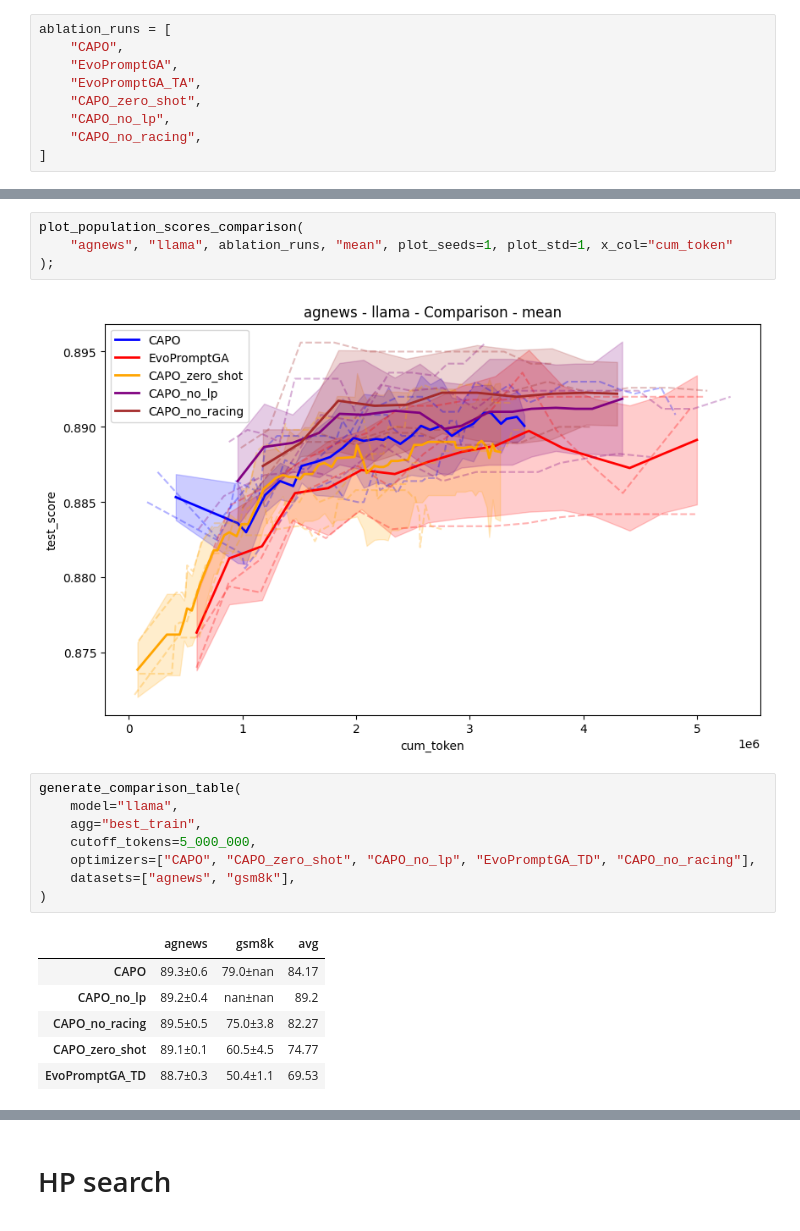
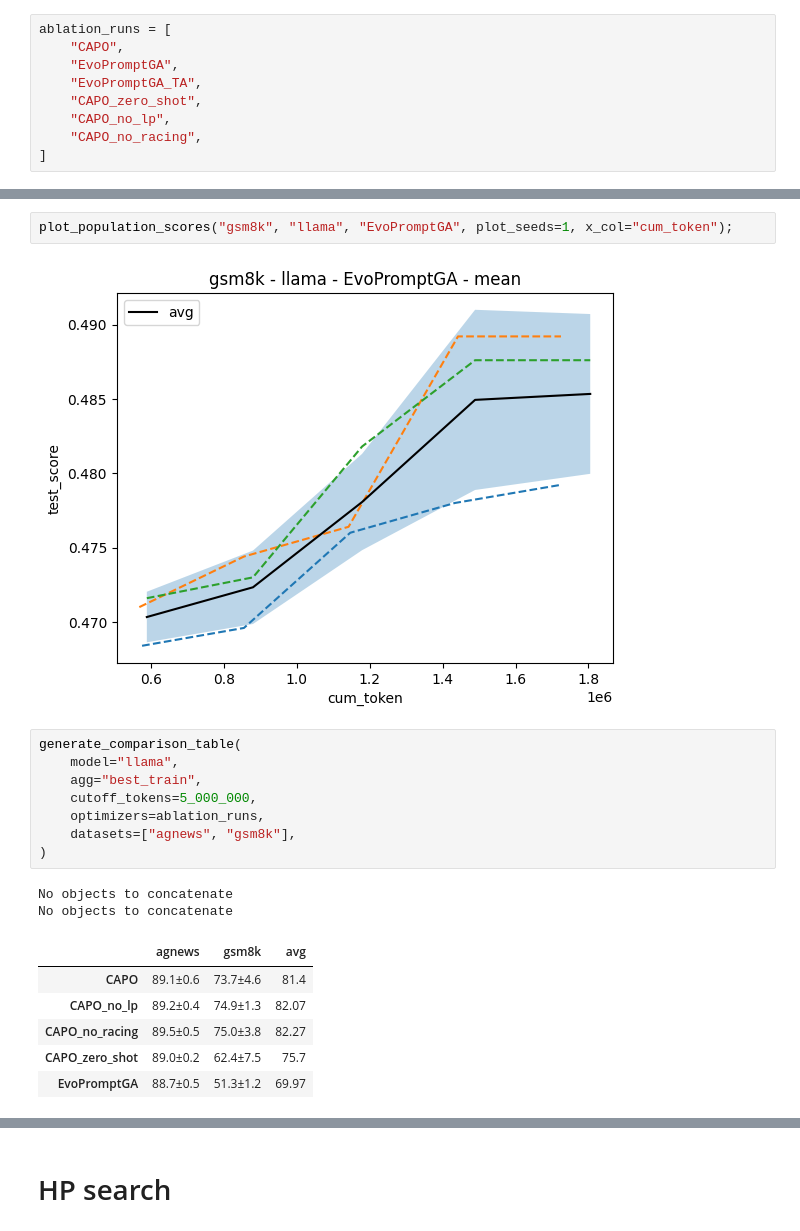
Before and after one commit to finitearth/capo, a Jupyter notebook: notebooks/seed_aggregation_eval.ipynb, the cells around one changed output, grey strips where cells are left out. Saved outputs shown, nothing was run; the diff lists cells and outputs as text.

Commit message:
ablation results

```diff
--- a/notebooks/seed_aggregation_eval.ipynb
+++ b/notebooks/seed_aggregation_eval.ipynb
@@ -398,21 +471,21 @@ plot_population_scores_comparison(
 # %%
-plot_population_scores_comparison(
-    "agnews", "llama", ablation_runs, "mean", plot_seeds=1, plot_std=1, x_col="cum_token"
-);
+plot_population_scores("gsm8k", "llama", "EvoPromptGA", plot_seeds=1, x_col="cum_token");
 # %% [output]
-[figure, old version]
+[figure, new version]
 # %%
 generate_comparison_table(
     model="llama",
     agg="best_train",
     cutoff_tokens=5_000_000,
-    optimizers=["CAPO", "CAPO_zero_shot", "CAPO_no_lp", "EvoPromptGA_TD", "CAPO_no_racing"],
+    optimizers=ablation_runs,
     datasets=["agnews", "gsm8k"],
 )
 # %% [output]
+No objects to concatenate
+No objects to concatenate
 |  | agnews | gsm8k | avg |
-| CAPO | 89.3±0.6 | 79.0±nan | 84.17 |
-| CAPO_no_lp | 89.2±0.4 | nan±nan | 89.2 |
+| CAPO | 89.1±0.6 | 73.7±4.6 | 81.4 |
+| CAPO_no_lp | 89.2±0.4 | 74.9±1.3 | 82.07 |
 | CAPO_no_racing | 89.5±0.5 | 75.0±3.8 | 82.27 |
-| CAPO_zero_shot | 89.1±0.1 | 60.5±4.5 | 74.77 |
-| EvoPromptGA_TD | 88.7±0.3 | 50.4±1.1 | 69.53 |
+| CAPO_zero_shot | 89.0±0.2 | 62.4±7.5 | 75.7 |
+| EvoPromptGA | 88.7±0.5 | 51.3±1.2 | 69.97 |
```
Also changed, not shown: parts of 24 cells of this notebook, 2 other files.
